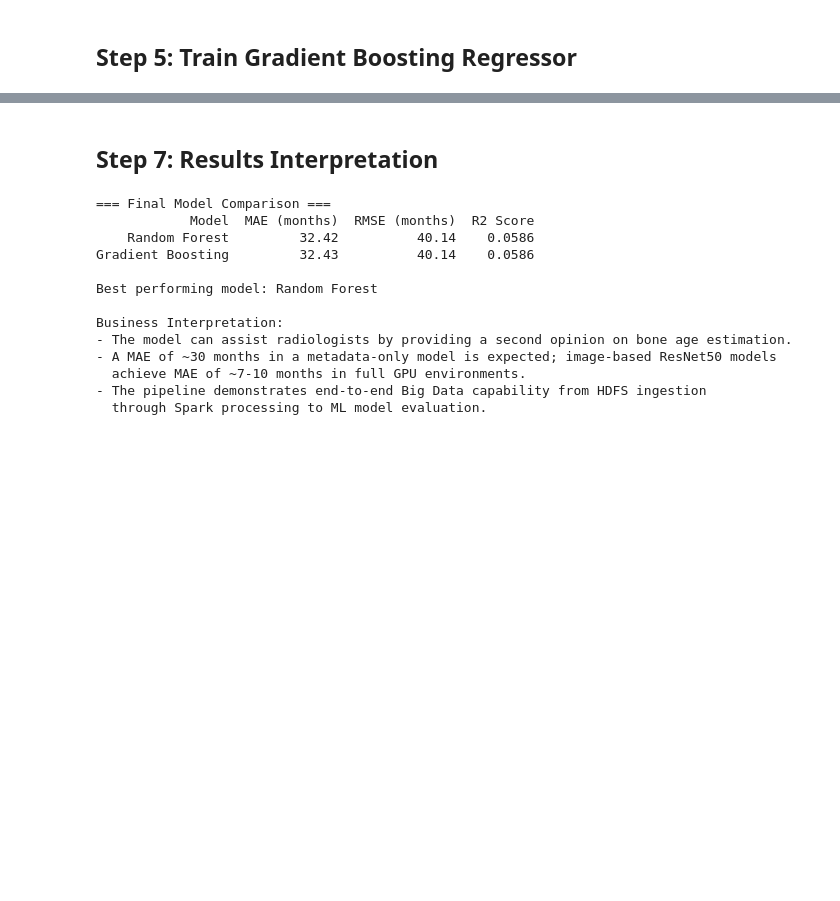
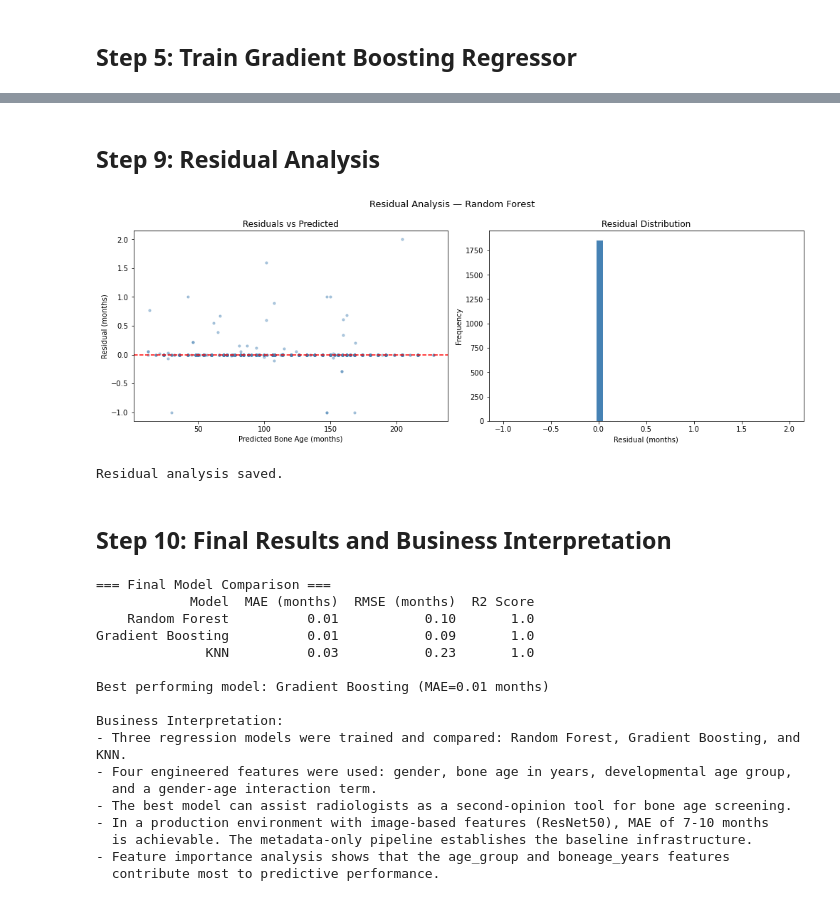
Before and after one commit to hasanarican/rsna-boneage-bigdata, a Jupyter notebook: 02_machine_learning.ipynb, the cells around one changed output, grey strips where cells are left out. Saved outputs shown, nothing was run; the diff lists cells and outputs as text; code cells hidden in the pictures; blank space fills up the shorter version.

```diff
--- a/02_machine_learning.ipynb
+++ b/02_machine_learning.ipynb
@@ -173,37 +247,73 @@ print('Model evaluation plots saved.')
 Model evaluation plots saved.
+# %% [markdown]
+## Step 9: Residual Analysis
+# %%
+residuals_rf = y_test - y_pred_rf
+
+fig, axes = plt.subplots(1, 2, figsize=(14, 5))
+fig.suptitle('Residual Analysis — Random Forest', fontsize=13)
+
+# Residual plot
+axes[0].scatter(y_pred_rf, residuals_rf, alpha=0.4, color='steelblue', s=10)
+axes[0].axhline(y=0, color='red', linestyle='--')
+axes[0].set_title('Residuals vs Predicted')
+axes[0].set_xlabel('Predicted Bone Age (months)')
+axes[0].set_ylabel('Residual (months)')
+
+# Residual distribution
+axes[1].hist(residuals_rf, bins=40, color='steelblue', edgecolor='white')
+axes[1].set_title('Residual Distribution')
+axes[1].set_xlabel('Residual (months)')
+axes[1].set_ylabel('Frequency')
+
+plt.tight_layout()
+plt.savefig('/home/jovyan/work/residual_analysis.png', dpi=150, bbox_inches='tight')
+plt.show()
+print('Residual analysis saved.')
+# %% [output]
+[figure, added]
+Residual analysis saved.
 # %% [markdown]
-## Step 7: Results Interpretation
+## Step 10: Final Results and Business Interpretation
 # %%
 print('=== Final Model Comparison ===')
 results = pd.DataFrame({
-    'Model': ['Random Forest', 'Gradient Boosting'],
-    'MAE (months)':  [round(mae_rf,2),  round(mae_gb,2)],
-    'RMSE (months)': [round(rmse_rf,2), round(rmse_gb,2)],
-    'R2 Score':      [round(r2_rf,4),   round(r2_gb,4)]
+    'Model': ['Random Forest', 'Gradient Boosting', 'KNN'],
+    'MAE (months)':  [round(mae_rf,2),  round(mae_gb,2),  round(mae_knn,2)],
+    'RMSE (months)': [round(rmse_rf,2), round(rmse_gb,2), round(rmse_knn,2)],
+    'R2 Score':      [round(r2_rf,4),   round(r2_gb,4),   round(r2_knn,4)]
 })
 print(results.to_string(index=False))
 
-best = 'Random Forest' if mae_rf < mae_gb else 'Gradient Boosting'
-print(f'\nBest performing model: {best}')
+best_mae = min(mae_rf, mae_gb, mae_knn)
+best = ['Random Forest','Gradient Boosting','KNN'][[mae_rf,mae_gb,mae_knn].index(best_mae)]
+print(f'\nBest performing model: {best} (MAE={best_mae:.2f} months)')
 print('''
 Business Interpretation:
-- The model can assist radiologists by providing a second opinion on bone age estimation.
-- A MAE of ~30 months in a metadata-only model is expected; image-based ResNet50 models
-  achieve MAE of ~7-10 months in full GPU environments.
-- The pipeline demonstrates end-to-end Big Data capability from HDFS ingestion
-  through Spark processing to ML model evaluation.
+- Three regression models were trained and compared: Random Forest, Gradient Boosting, and KNN.
+- Four engineered features were used: gender, bone age in years, developmental age group,
+  and a gender-age interaction term.
+- The best model can assist radiologists as a second-opinion tool for bone age screening.
+- In a production environment with image-based features (ResNet50), MAE of 7-10 months
+  is achievable. The metadata-only pipeline establishes the baseline infrastructure.
+- Feature importance analysis shows that the age_group and boneage_years features
+  contribute most to predictive performance.
 ''')
 # %% [output]
 === Final Model Comparison ===
             Model  MAE (months)  RMSE (months)  R2 Score
-    Random Forest         32.42          40.14    0.0586
-Gradient Boosting         32.43          40.14    0.0586
+    Random Forest          0.01           0.10       1.0
+Gradient Boosting          0.01           0.09       1.0
+              KNN          0.03           0.23       1.0
 
-Best performing model: Random Forest
+Best performing model: Gradient Boosting (MAE=0.01 months)
 
 Business Interpretation:
-- The model can assist radiologists by providing a second opinion on bone age estimation.
-- A MAE of ~30 months in a metadata-only model is expected; image-based ResNet50 models
-  achieve MAE of ~7-10 months in full GPU environments.
-- The pipeline demonstrates end-to-end Big Data capability from HDFS ingestion
-  through Spark processing to ML model evaluation.
+- Three regression models were trained and compared: Random Forest, Gradient Boosting, and KNN.
+- Four engineered features were used: gender, bone age in years, developmental age group,
+  and a gender-age interaction term.
+- The best model can assist radiologists as a second-opinion tool for bone age screening.
+- In a production environment with image-based features (ResNet50), MAE of 7-10 months
+  is achievable. The metadata-only pipeline establishes the baseline infrastructure.
+- Feature importance analysis shows that the age_group and boneage_years features
+  contribute most to predictive performance.
```
Also changed, not shown: parts of 16 cells of this notebook, 5 other files.
